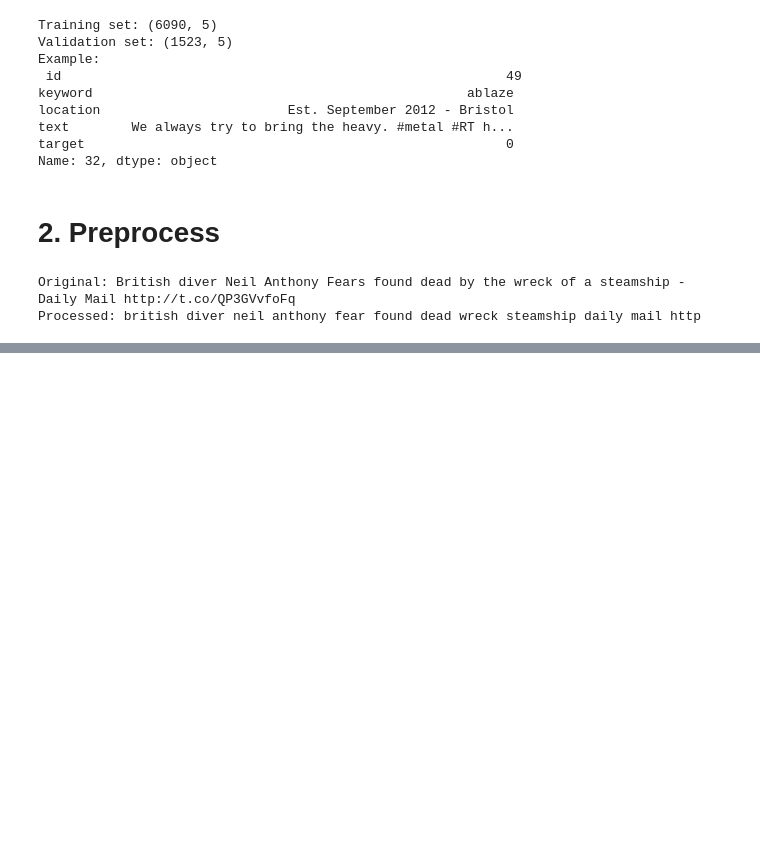
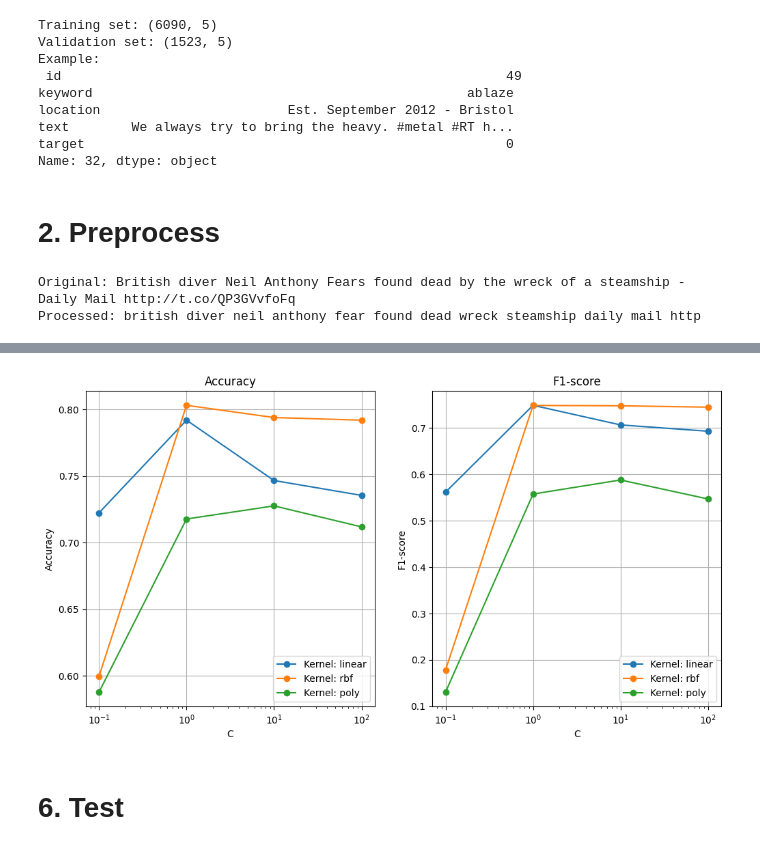
Before and after one commit to Hongxiao-Chen/CS-441---Final-Project, a Jupyter notebook: CS 441 - Final Project.ipynb, the cells around one changed output, grey strips where cells are left out. Cells and saved outputs as stored; diff of their text form; code cells hidden in the pictures; blank space fills up the shorter version.

```diff
--- a/CS 441 - Final Project.ipynb
+++ b/CS 441 - Final Project.ipynb
@@ -81,0 +226,29 @@ print(X_train)
+# %%
+plt.figure(figsize=(12, 6))
+plt.subplot(1, 2, 1)
+for kernel in kernel_values:
+    kernel_results = results_df[results_df['Kernel'] == kernel]
+    plt.plot(kernel_results['C'], kernel_results['Accuracy'], marker='o', label=f'Kernel: {kernel}')
+plt.xlabel('C')
+plt.ylabel('Accuracy')
+plt.title('Accuracy')
+plt.xscale('log')
+plt.legend()
+plt.grid(True)
+
+plt.subplot(1, 2, 2)
+for kernel in kernel_values:
+    kernel_results = results_df[results_df['Kernel'] == kernel]
+    plt.plot(kernel_results['C'], kernel_results['F1-score'], marker='o', label=f'Kernel: {kernel}')
+plt.xlabel('C')
+plt.ylabel('F1-score')
+plt.title('F1-score')
+plt.xscale('log')
+plt.legend()
+plt.grid(True)
+
+plt.show()
+# %% [output]
+[figure, added]
+# %% [markdown]
+# 6. Test
```
Also changed, not shown: parts of 13 cells of this notebook, 4 other files.
